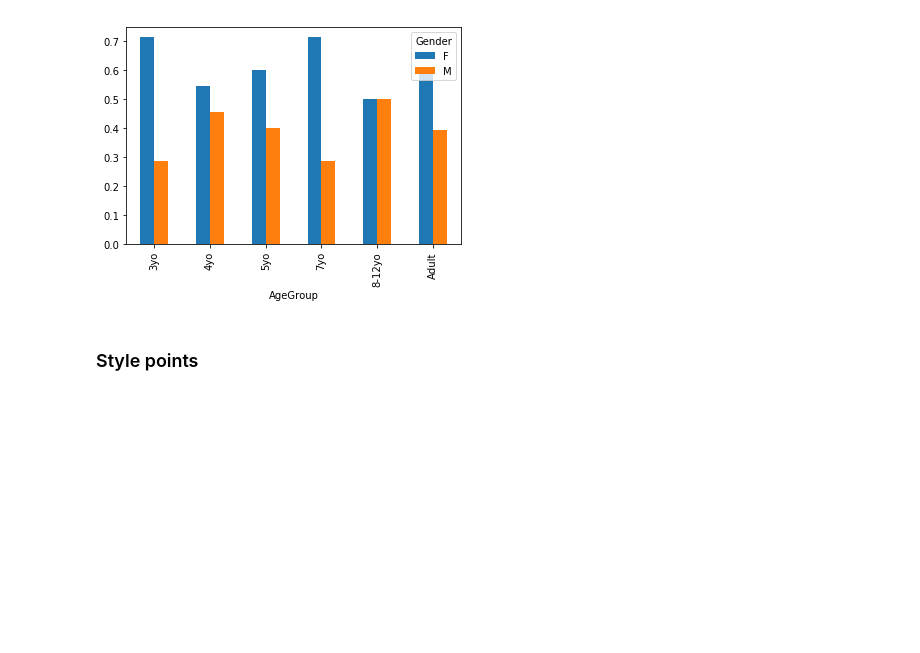
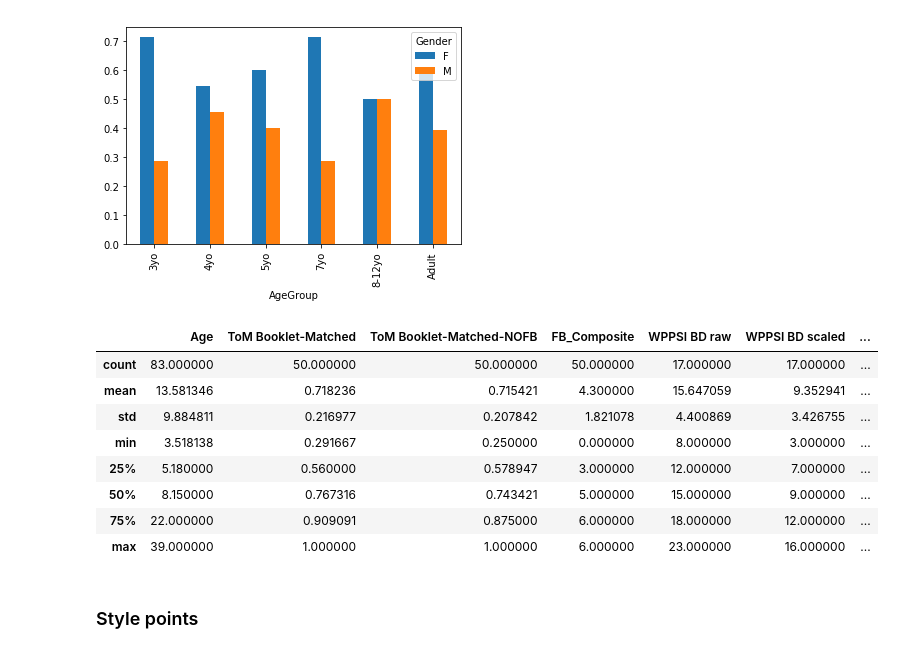
Before and after one commit to neurodatascience/NeuroDataSci-course-2019, a Jupyter notebook: content/day4/AM/DataViz.ipynb, the cells around one changed output. Cells and saved outputs as stored; diff of their text form; code cells hidden in the pictures; blank space fills up the shorter version.

```diff
--- a/content/day4/AM/DataViz.ipynb
+++ b/content/day4/AM/DataViz.ipynb
@@ -370,5 +373,17 @@ crosstab.apply(lambda r: r/r.sum(), axis=1).plot.bar()
 # %% [output]
 <matplotlib.axes._subplots.AxesSubplot at 0x...>
 [figure]
+# %%
+pheno[scalar_vars].describe()
+# %% [output]
+|  | Age | ToM Booklet-Matched | ToM Booklet-Matched-NOFB | FB_Composite | WPPSI BD raw | WPPSI BD scaled | ... |
+| count | 83.000000 | 50.000000 | 50.000000 | 50.000000 | 17.000000 | 17.000000 | ... |
+| mean | 13.581346 | 0.718236 | 0.715421 | 4.300000 | 15.647059 | 9.352941 | ... |
+| std | 9.884811 | 0.216977 | 0.207842 | 1.821078 | 4.400869 | 3.426755 | ... |
+| min | 3.518138 | 0.291667 | 0.250000 | 0.000000 | 8.000000 | 3.000000 | ... |
+| 25% | 5.180000 | 0.560000 | 0.578947 | 3.000000 | 12.000000 | 7.000000 | ... |
+| 50% | 8.150000 | 0.767316 | 0.743421 | 5.000000 | 15.000000 | 9.000000 | ... |
+| 75% | 22.000000 | 0.909091 | 0.875000 | 6.000000 | 18.000000 | 12.000000 | ... |
+| max | 39.000000 | 1.000000 | 1.000000 | 6.000000 | 23.000000 | 16.000000 | ... |
 # %% [markdown]
 ### Style points
```
Also changed, not shown: parts of 19 cells of this notebook.
